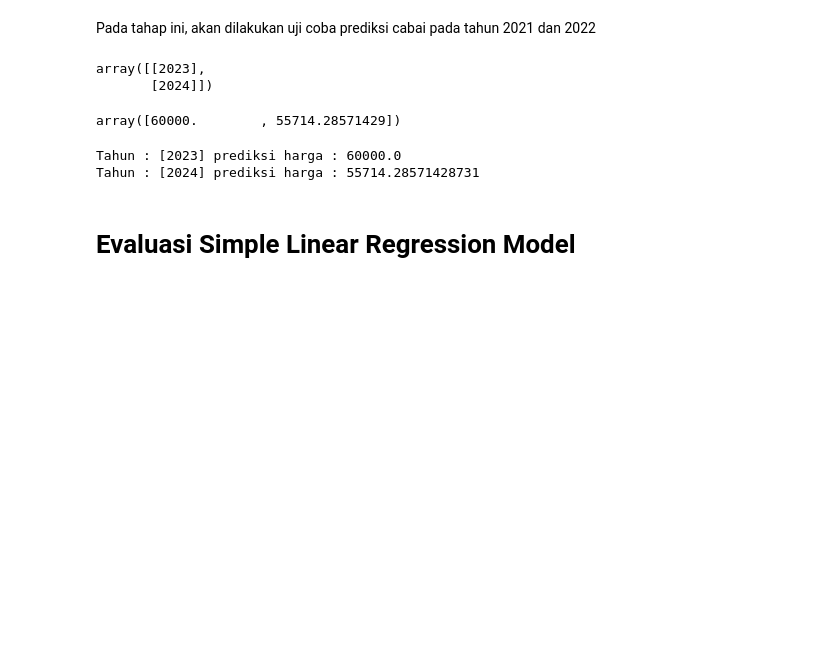
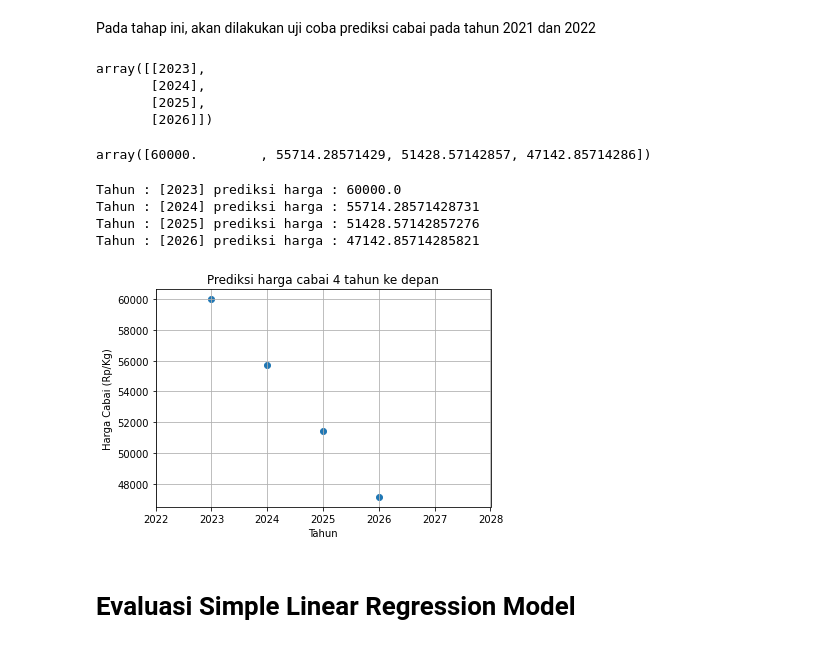
Before and after one commit to IlyasHidayatR/Python_DAA, a Jupyter notebook: Regresi_PrediksiHargaCabai.ipynb, the cells around one changed output. Cells and saved outputs as stored; diff of their text form; code cells hidden in the pictures; blank space fills up the shorter version.

```diff
--- a/Regresi_PrediksiHargaCabai.ipynb
+++ b/Regresi_PrediksiHargaCabai.ipynb
@@ -107,22 +107,39 @@ slope: [-4285.71428571]
 # %% [markdown]
 Pada tahap ini, akan dilakukan uji coba prediksi cabai pada tahun 2021 dan 2022
 # %%
-tahun_chili = np.array([2023, 2024]).reshape(-1, 1)
+tahun_chili = np.array([2023, 2024, 2025, 2026]).reshape(-1, 1)
 tahun_chili
 # %% [output]
 array([[2023],
-       [2024]])
+       [2024],
+       [2025],
+       [2026]])
 # %%
 prediksi_harga = model.predict(tahun_chili)
 prediksi_harga
 # %% [output]
-array([60000.        , 55714.28571429])
+array([60000.        , 55714.28571429, 51428.57142857, 47142.85714286])
 # %%
 for chl, hrg in zip(tahun_chili, prediksi_harga):
   print(f'Tahun : {chl} prediksi harga : {hrg}')
 # %% [output]
 Tahun : [2023] prediksi harga : 60000.0
 Tahun : [2024] prediksi harga : 55714.28571428731
+Tahun : [2025] prediksi harga : 51428.57142857276
+Tahun : [2026] prediksi harga : 47142.85714285821
+# %%
+tahun_chili = tahun_chili.flatten()
+
+plt.scatter(tahun_chili, prediksi_harga)
+
+plt.title('Prediksi harga cabai 4 tahun ke depan')
+plt.xlabel('Tahun')
+plt.ylabel('Harga Cabai (Rp/Kg)')
+plt.xlim(2022, 2028)
+plt.grid(True)
+plt.show()
+# %% [output]
+[figure, added]
 # %% [markdown]
 # Evaluasi Simple Linear Regression Model
 # %% [markdown]
```
